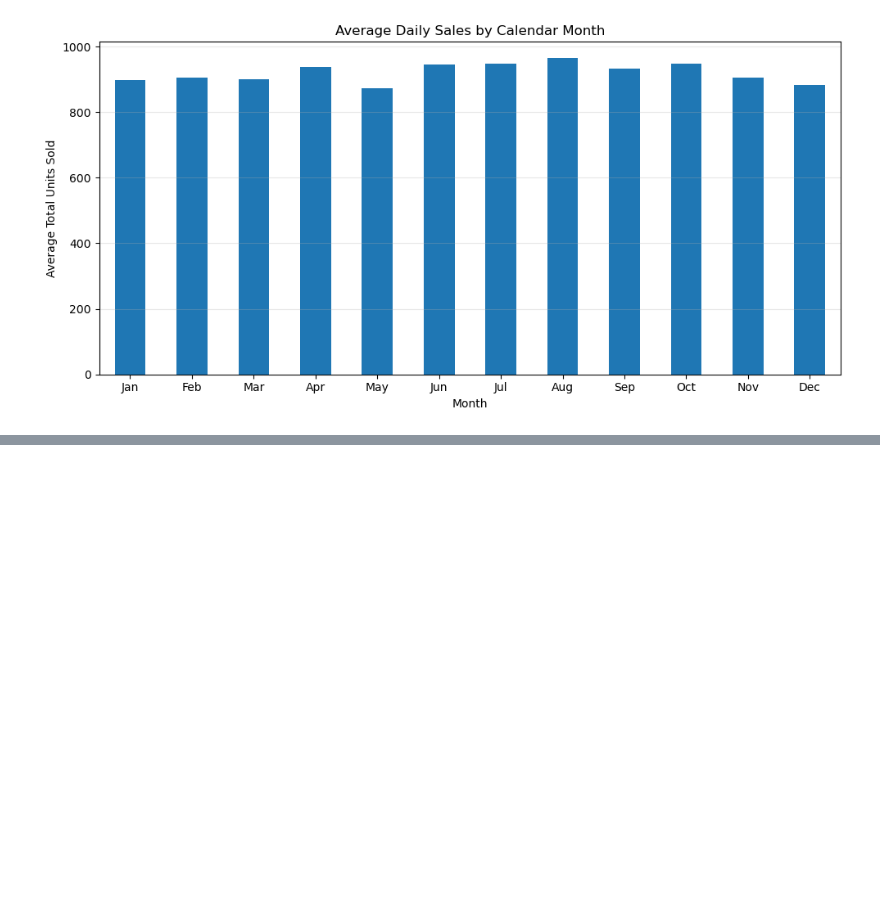
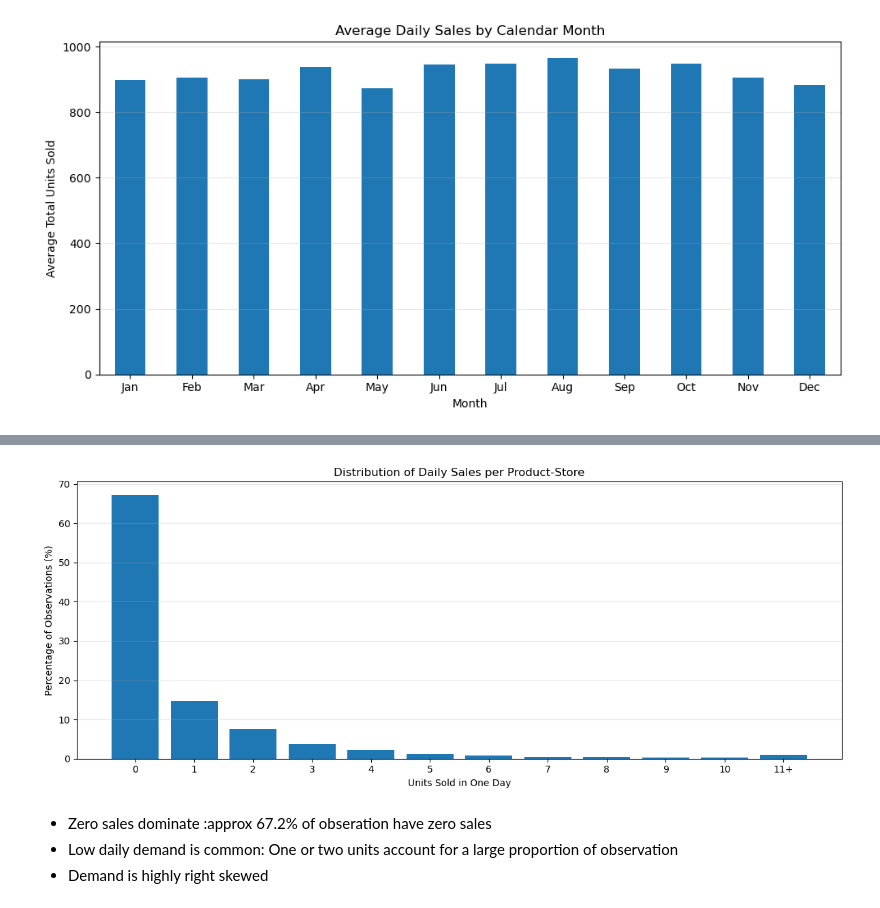
Before and after one commit to piyushmishra76/ai-supply-chain-intelligence, a Jupyter notebook: notebooks/04_data_visualization.ipynb, the cells around one changed output, grey strips where cells are left out. Drawn from its saved outputs; the diff is of its cells as text; code cells hidden in the pictures; blank space fills up the shorter version.

```diff
--- a/notebooks/04_data_visualization.ipynb
+++ b/notebooks/04_data_visualization.ipynb
@@ -206,0 +238,23 @@ plt.show()
+# %%
+#Sales distribution
+import pandas as pd
+
+# Count observations for each daily sales quantity
+sales_counts = df["sales"].value_counts().sort_index()
+# Group sales into readable categories: 0, 1, ..., 10, and 11+
+sales_distribution = pd.concat([
+    sales_counts.loc[sales_counts.index <= 10],
+    pd.Series(
+        {11: sales_counts.loc[sales_counts.index > 10].sum()}
+    )
+]).sort_index()
+sales_distribution.index = [
+    str(value) if value <= 10 else "11+"
+    for value in sales_distribution.index
+]
+# Convert counts to percentages
+sales_percentage = (
+    sales_distribution / len(df) * 100
+)
+print("Sales distribution (% of all observations):")
+print(sales_percentage.round(2))
@@ -206,0 +276,22 @@ plt.show()
+# %%
+import matplotlib.pyplot as plt
+
+plt.figure(figsize=(12, 5))
+
+plt.bar(
+    sales_percentage.index,
+    sales_percentage.values
+)
+
+plt.title("Distribution of Daily Sales per Product-Store")
+plt.xlabel("Units Sold in One Day")
+plt.ylabel("Percentage of Observations (%)")
+plt.grid(axis="y", alpha=0.3)
+plt.tight_layout()
+plt.show()
+# %% [output]
+[figure, added]
+# %% [markdown]
+- Zero sales dominate :approx 67.2% of obseration have zero sales
+- Low daily demand is common: One or two units account for a large proportion of observation
+- Demand is highly right skewed
```
Also changed, not shown: parts of 3 cells of this notebook, 7 other files.
